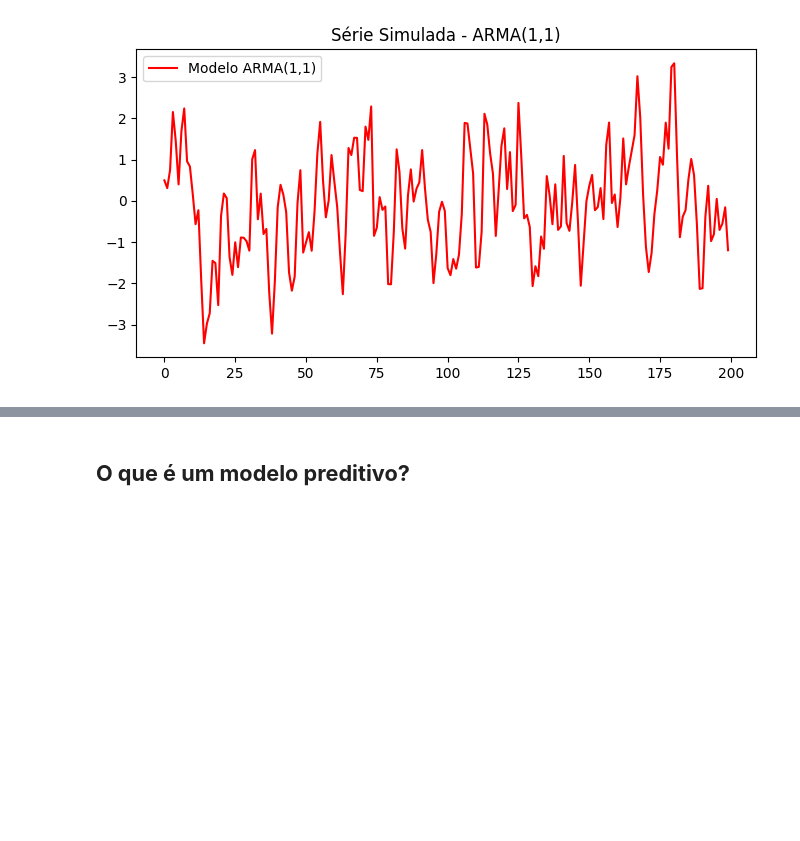
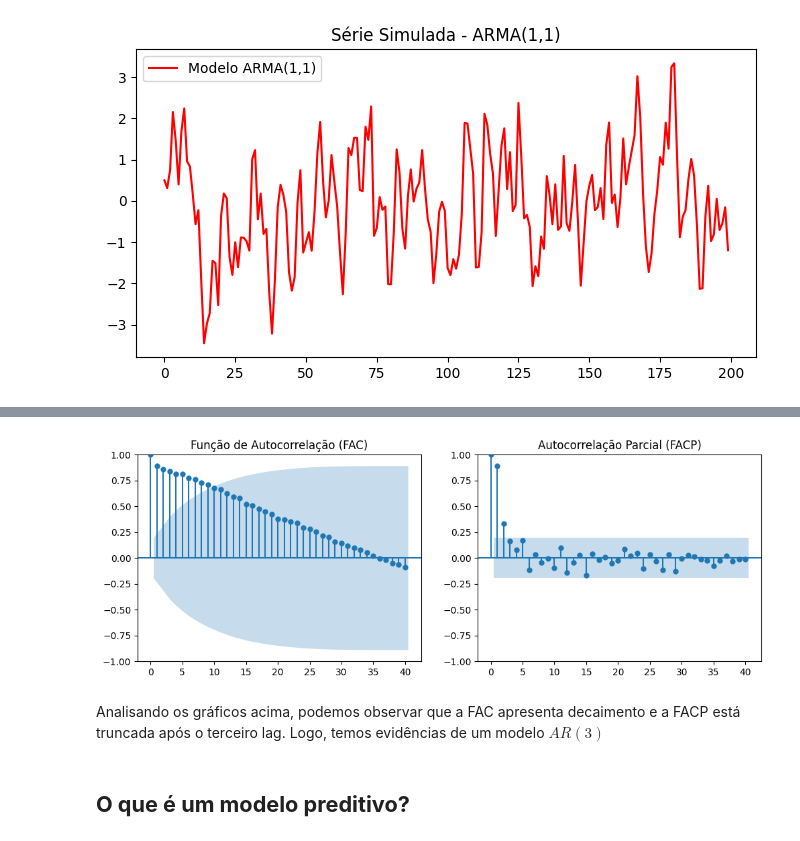
Before and after one commit to juliacvieira/case_macro, a Jupyter notebook: case_macro.ipynb, the cells around one changed output, grey strips where cells are left out. Cells and saved outputs as stored; diff of their text form; code cells hidden in the pictures; blank space fills up the shorter version.

```diff
--- a/case_macro.ipynb
+++ b/case_macro.ipynb
@@ -680,3 +819,19 @@ plt.show()
+# %%
+# Constri os gráficos da função de autocorrelação e autocorrelação parcial
+fig, axes = plt.subplots(1, 2, figsize=(12, 4))
+
+# Função de Autocorrelação (ACF)
+sm.graphics.tsa.plot_acf(df['Value'], lags=40, ax=axes[0])
+axes[0].set_title('Função de Autocorrelação (FAC)')
+
+# Autocorrelação Parcial (PACF)
+sm.graphics.tsa.plot_pacf(df['Value'], lags=40, ax=axes[1])
+axes[1].set_title('Autocorrelação Parcial (FACP)')
+plt.show()
+# %% [output]
+[figure, added]
+# %% [markdown]
+Analisando os gráficos acima, podemos observar que a FAC apresenta decaimento e a FACP está truncada após o terceiro lag. Logo, temos evidências de um modelo $AR(3)$
 # %% [markdown]
 ## **O que é um modelo preditivo?**
 # %% [markdown]
```
Also changed, not shown: parts of 8 cells of this notebook.
